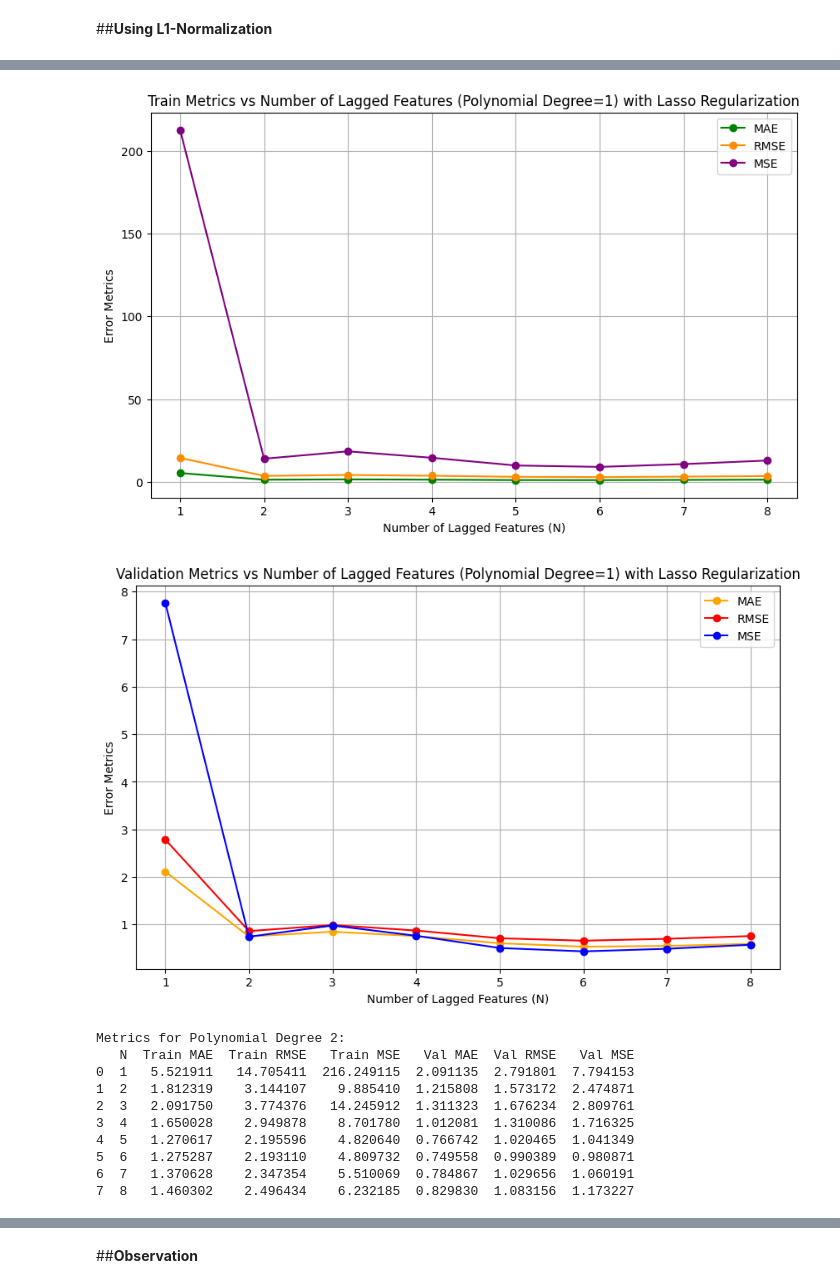
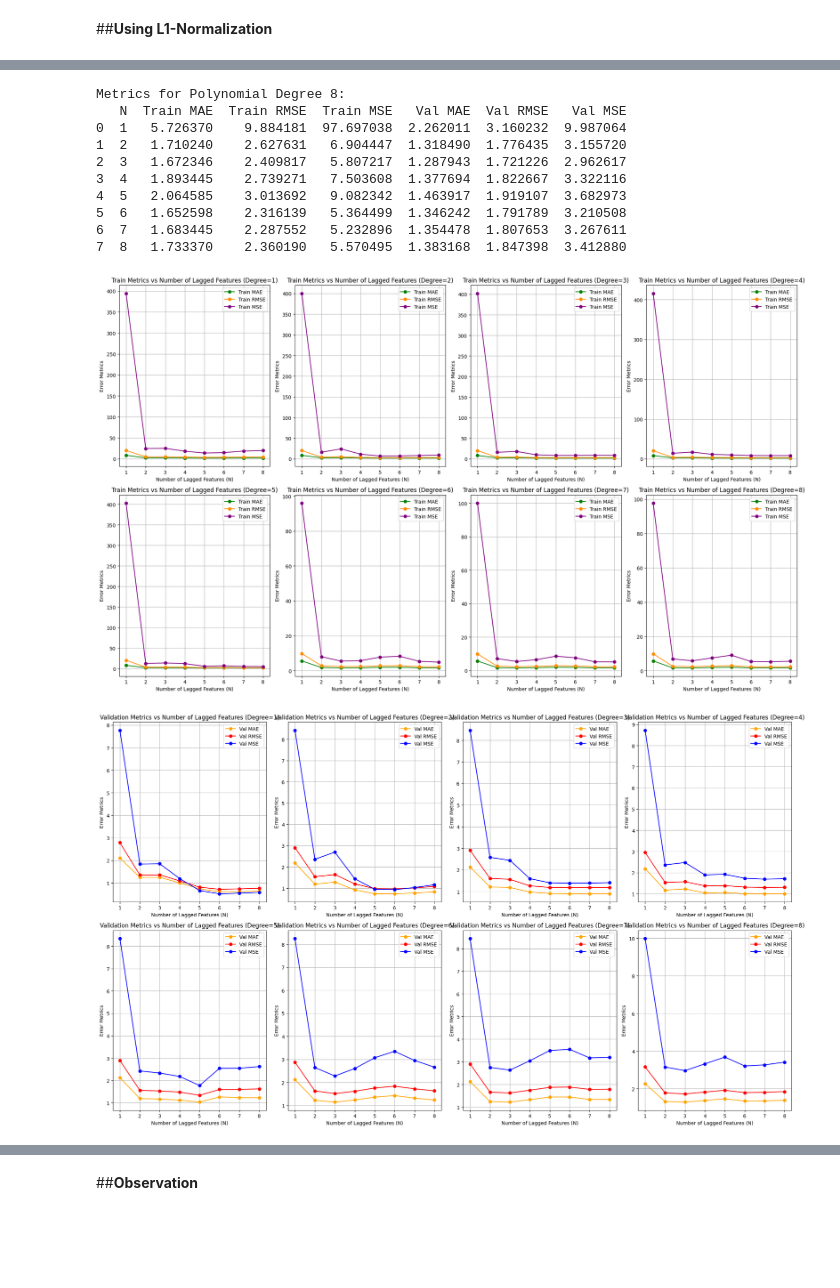
Before and after one commit to miltiadiss/CEID_NE5237-Decision-Theory, a Jupyter notebook: Project 1/TSLA_stock_price_prediction.ipynb, the cells around one changed output, grey strips where cells are left out. Drawn from its saved outputs; the diff is of its cells as text; code cells hidden in the pictures; blank space fills up the shorter version.

```diff
--- a/Project 1/TSLA_stock_price_prediction.ipynb
+++ b/Project 1/TSLA_stock_price_prediction.ipynb
@@ -58,8 +58,6 @@ df = pd.read_csv('close_prices.csv', parse_dates=['Date'])
 df = df.sort_values(by='Date')  # Sorting by 'Date'
 # %% [output]
 Data saved to close_prices.csv
-# %%
-df = df[df['Date']<='2024-11-14']
 # %% [markdown]
 ##**Data Preprocessing**
 # %% [markdown]
@@ -449,6 +447,13 @@ max_degree = 8  # Testing for polynomial degree = 1 to 8
 # Initialize figure for metrics comparison for each degree
 all_results = []  # Collect results for all degrees
 
+# Create subplots with a 2x4 grid for both training and validation metrics
+fig_train, axs_train = plt.subplots(2, 4, figsize=(20, 12))
+fig_val, axs_val = plt.subplots(2, 4, figsize=(20, 12))
+
+axs_train = axs_train.flatten()
+axs_val = axs_val.flatten()
+
 for degree in range(1, max_degree + 1):
     results = []
 
@@ -461,8 +466,8 @@ for degree in range(1, max_degree + 1):
 
     # DataFrame for results
     results_df = pd.DataFrame(results, columns=['N',
-                                            'Train MAE', 'Train RMSE', 'Train MSE',
-                                            'Val MAE', 'Val RMSE', 'Val MSE'])
+                                                'Train MAE', 'Train RMSE', 'Train MSE',
+                                                'Val MAE', 'Val RMSE', 'Val MSE'])
     all_results.append((degree, results_df))
 
     # Print metrics for this degree
@@ -470,32 +475,31 @@ for degree in range(1, max_degree + 1):
     print(results_df)
 
     # Plot training metrics
-    plt.figure(figsize=(10, 6))
-    plt.plot(results_df['N'], results_df['Train MAE'], marker='o', linestyle='-', color='green', label='MAE')
-    plt.plot(results_df['N'], results_df['Train RMSE'], marker='o', linestyle='-', color='darkorange', label='RMSE')
-    plt.plot(results_df['N'], results_df['Train MSE'], marker='o', linestyle='-', color='purple', label='MSE')
+    axs_train[degree - 1].plot(results_df['N'], results_df['Train MAE'], marker='o', linestyle='-', color='green', label='Train MAE')
+    axs_train[degree - 1].plot(results_df['N'], results_df['Train RMSE'], marker='o', linestyle='-', color='darkorange', label='Train RMSE')
+    axs_train[degree - 1].plot(results_df['N'], results_df['Train MSE'], marker='o', linestyle='-', color='purple', label='Train MSE')
 
-    plt.title(f'Train Metrics vs Number of Lagged Features (Polynomial Degree={degree}) with Lasso Regularization')
-    plt.xlabel('Number of Lagged Features (N)')
-    plt.ylabel('Error Metrics')
-    plt.xticks(range(1, num_tests + 1))
-    plt.legend()
-    plt.grid(True)
-    plt.show()
+    axs_train[degree - 1].set_title(f'Train Metrics vs Number of Lagged Features (Degree={degree})')
+    axs_train[degree - 1].set_xlabel('Number of Lagged Features (N)')
+    axs_train[degree - 1].set_ylabel('Error Metrics')
+    axs_train[degree - 1].legend()
+    axs_train[degree - 1].grid(True)
 
     # Plot validation metrics
-    plt.figure(figsize=(10, 6))
-    plt.plot(results_df['N'], results_df['Val MAE'], marker='o', linestyle='-', color='orange', label='MAE')
-    plt.plot(results_df['N'], results_df['Val RMSE'], marker='o', linestyle='-', color='red', label='RMSE')
-    plt.plot(results_df['N'], results_df['Val MSE'], marker='o', linestyle='-', color='blue', label='MSE')
+    axs_val[degree - 1].plot(results_df['N'], results_df['Val MAE'], marker='o', linestyle='-', color='orange', label='Val MAE')
+    axs_val[degree - 1].plot(results_df['N'], results_df['Val RMSE'], marker='o', linestyle='-', color='red', label='Val RMSE')
+    axs_val[degree - 1].plot(results_df['N'], results_df['Val MSE'], marker='o', linestyle='-', color='blue', label='Val MSE')
 
-    plt.title(f'Validation Metrics vs Number of Lagged Features (Polynomial Degree={degree}) with Lasso Regularization')
-    plt.xlabel('Number of Lagged Features (N)')
-    plt.ylabel('Error Metrics')
-    plt.xticks(range(1, num_tests + 1))
-    plt.legend()
-    plt.grid(True)
-    plt.show()
+    axs_val[degree - 1].set_title(f'Validation Metrics vs Number of Lagged Features (Degree={degree})')
+    axs_val[degree - 1].set_xlabel('Number of Lagged Features (N)')
+    axs_val[degree - 1].set_ylabel('Error Metrics')
+    axs_val[degree - 1].legend()
+    axs_val[degree - 1].grid(True)
+
+fig_train.tight_layout()
+fig_val.tight_layout()
+
+plt.show()
 # %% [output]
 Metrics for Polynomial Degree 1:
    N  Train MAE  Train RMSE   Train MSE   Val MAE  Val RMSE   Val MSE
@@ -510,12 +561,12 @@ Metrics for Polynomial Degree 1:
+Metrics for Polynomial Degree 8:
+   N  Train MAE  Train RMSE  Train MSE   Val MAE  Val RMSE   Val MSE
+0  1   5.726370    9.884181  97.697038  2.262011  3.160232  9.987064
+1  2   1.710240    2.627631   6.904447  1.318490  1.776435  3.155720
+2  3   1.672346    2.409817   5.807217  1.287943  1.721226  2.962617
+3  4   1.893445    2.739271   7.503608  1.377694  1.822667  3.322116
+4  5   2.064585    3.013692   9.082342  1.463917  1.919107  3.682973
+5  6   1.652598    2.316139   5.364499  1.346242  1.791789  3.210508
+6  7   1.683445    2.287552   5.232896  1.354478  1.807653  3.267611
+7  8   1.733370    2.360190   5.570495  1.383168  1.847398  3.412880
-[figure, old version]
+[figure, new version]
-[figure, old version]
+[figure, new version]
-Metrics for Polynomial Degree 2:
-   N  Train MAE  Train RMSE   Train MSE   Val MAE  Val RMSE   Val MSE
-0  1   5.521911   14.705411  216.249115  2.091135  2.791801  7.794153
-1  2   1.812319    3.144107    9.885410  1.215808  1.573172  2.474871
-2  3   2.091750    3.774376   14.245912  1.311323  1.676234  2.809761
-3  4   1.650028    2.949878    8.701780  1.012081  1.310086  1.716325
-4  5   1.270617    2.195596    4.820640  0.766742  1.020465  1.041349
-5  6   1.275287    2.193110    4.809732  0.749558  0.990389  0.980871
-6  7   1.370628    2.347354    5.510069  0.784867  1.029656  1.060191
-7  8   1.460302    2.496434    6.232185  0.829830  1.083156  1.173227
```
Also changed, not shown: parts of 5 cells of this notebook.
